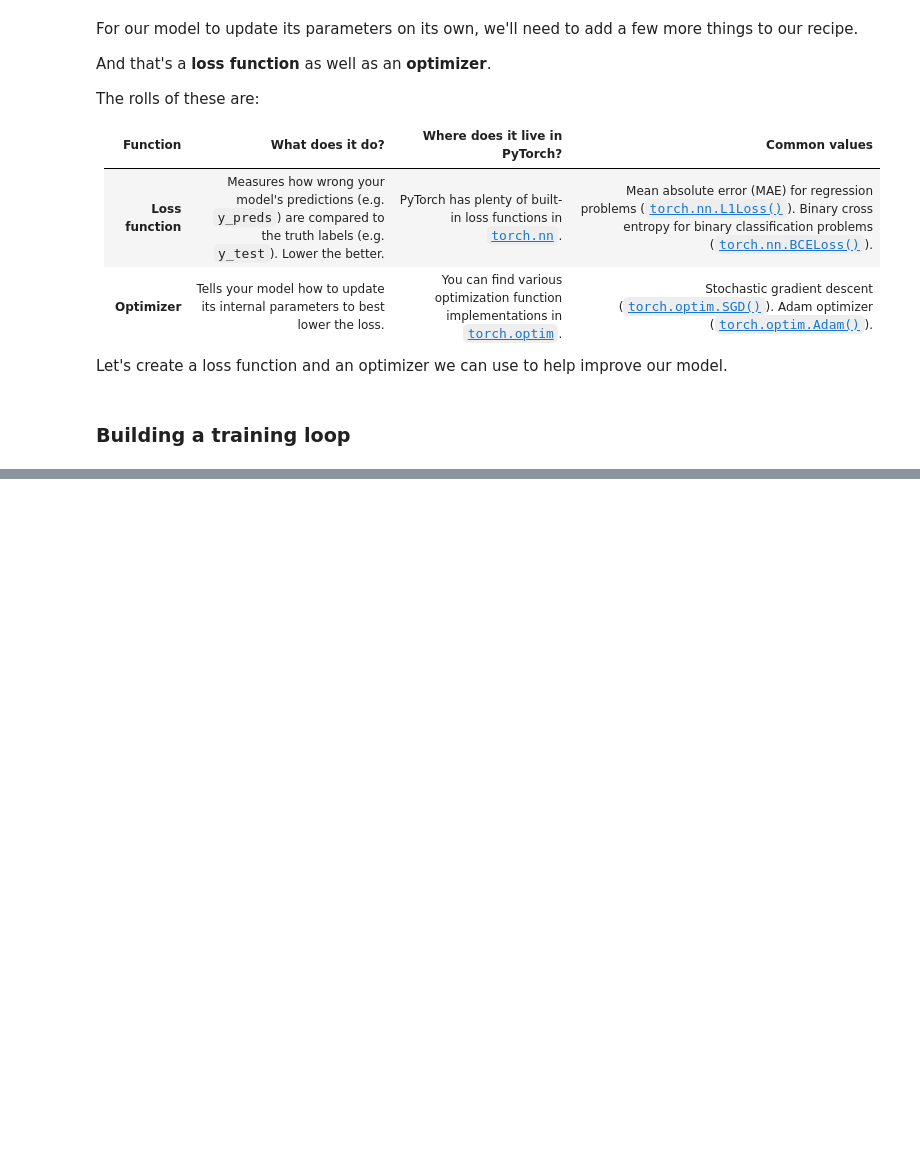
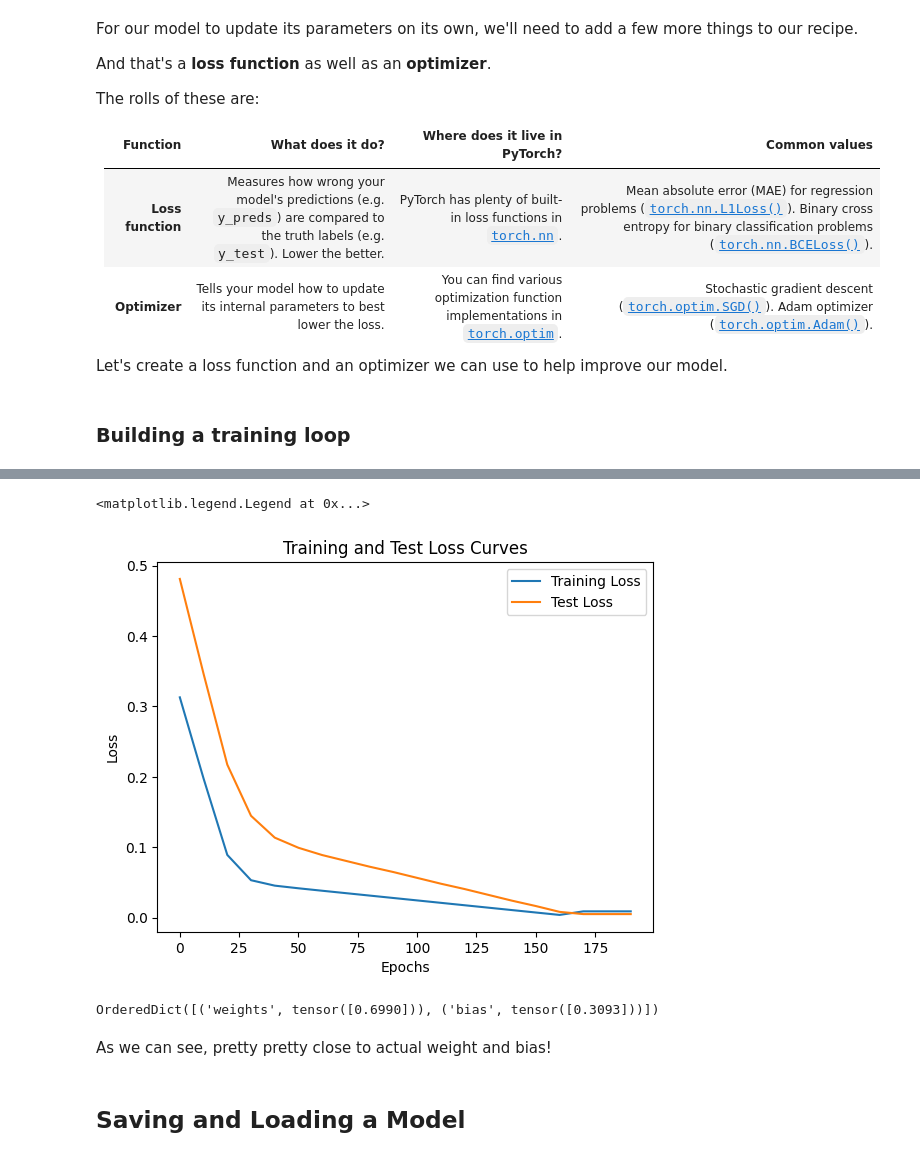
Before and after one commit to Maniacravi/pytorch-deep-learning, a Jupyter notebook: 01_pytorch_workflow_mani.ipynb, the cells around one changed output, grey strips where cells are left out. Saved outputs shown, nothing was run; the diff lists cells and outputs as text; code cells hidden in the pictures; blank space fills up the shorter version.

```diff
--- a/01_pytorch_workflow_mani.ipynb
+++ b/01_pytorch_workflow_mani.ipynb
@@ -337,0 +358,20 @@ Epoch: 900 | Train Loss: 0.008077321574091911 | Test Loss: 0.03933267667889595
+# %%
+# Plot the loss curves
+
+plt.plot(epoch_count, train_losses, label='Training Loss')
+plt.plot(epoch_count, test_losses, label='Test Loss')
+plt.title('Training and Test Loss Curves')
+plt.xlabel('Epochs')
+plt.ylabel('Loss')
+plt.legend()
+# %% [output]
+<matplotlib.legend.Legend at 0x...>
+[figure, added]
+# %%
+model_0.state_dict()
+# %% [output]
+OrderedDict([('weights', tensor([0.6990])), ('bias', tensor([0.3093]))])
+# %% [markdown]
+As we can see, pretty pretty close to actual weight and bias!
+# %% [markdown]
+## Saving and Loading a Model
```
Also changed, not shown: parts of 34 cells of this notebook.
